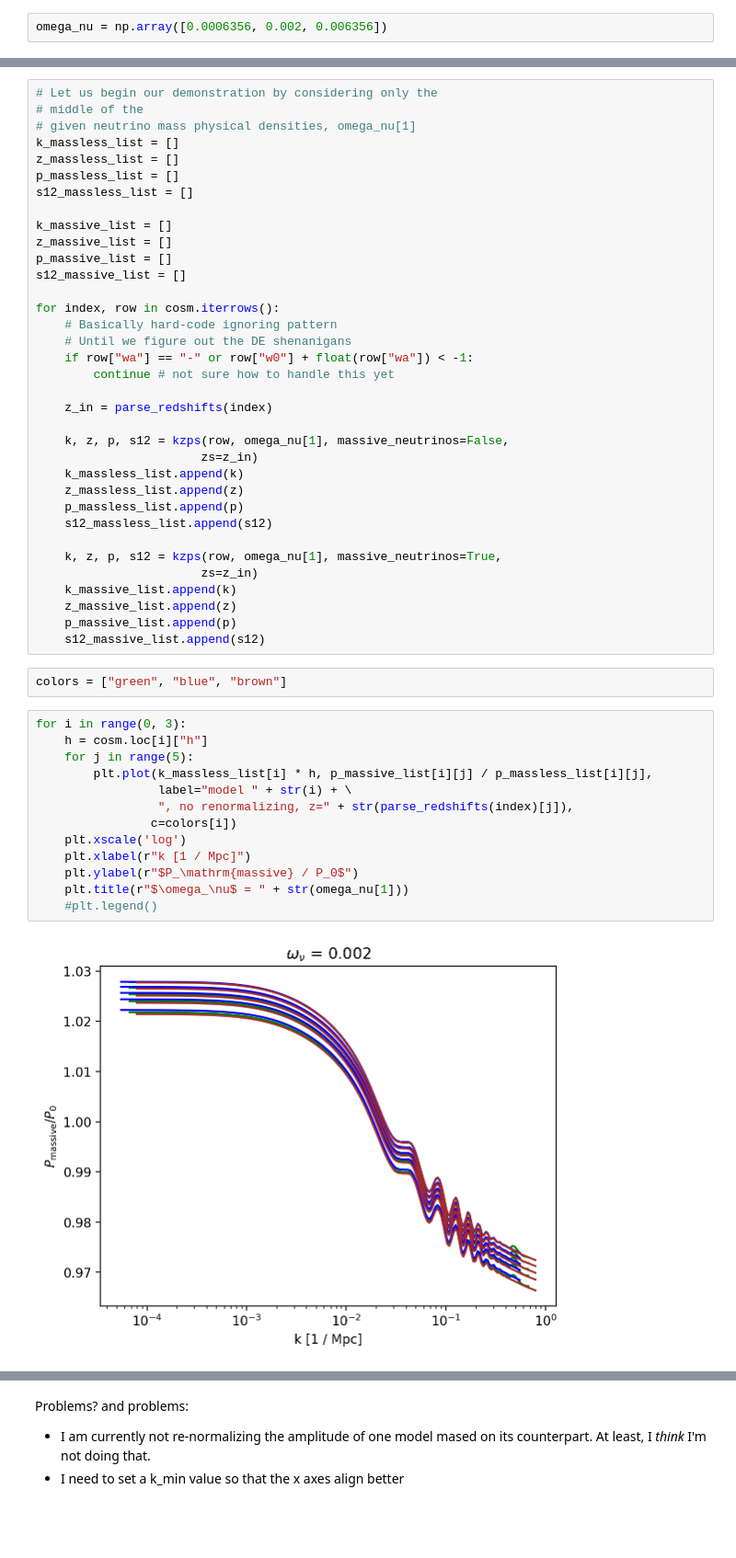
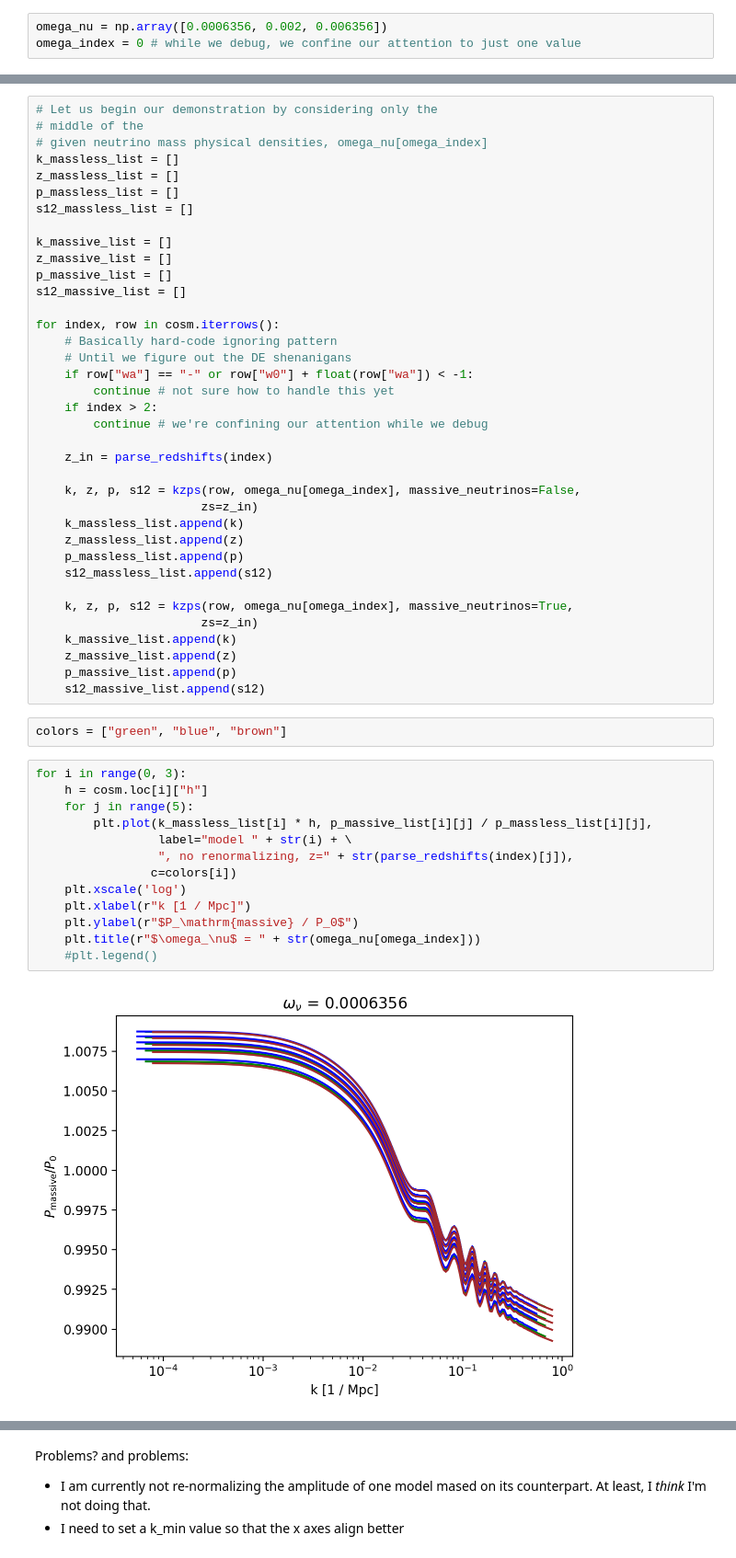
Before and after one commit to 3276908917/Master, a Jupyter notebook: CAMB_demo/rescaling_assignment.ipynb, the cells around one changed output, grey strips where cells are left out. Shown: that part at 92% size. Drawn from its saved outputs; the diff is of its cells as text; blank space fills up the shorter version.

```diff
--- a/CAMB_demo/rescaling_assignment.ipynb
+++ b/CAMB_demo/rescaling_assignment.ipynb
@@ -11,6 +11,7 @@ import pandas as pd
 import re
 # %%
 omega_nu = np.array([0.0006356, 0.002, 0.006356])
+omega_index = 0 # while we debug, we confine our attention to just one value
 # %%
 cosm = pd.read_csv("cosmology_Aletheia.dat", sep='\s+')
 
@@ -72,7 +73,7 @@ def kzps(mlc, omnuh2_in, massive_neutrinos=False, sigma12_in=1, zs = [0]):
 # %%
 # Let us begin our demonstration by considering only the
 # middle of the
-# given neutrino mass physical densities, omega_nu[1]
+# given neutrino mass physical densities, omega_nu[omega_index]
 k_massless_list = []
 z_massless_list = []
 p_massless_list = []
@@ -88,17 +89,19 @@ for index, row in cosm.iterrows():
     # Until we figure out the DE shenanigans
     if row["wa"] == "-" or row["w0"] + float(row["wa"]) < -1:
         continue # not sure how to handle this yet
+    if index > 2:
+        continue # we're confining our attention while we debug
 
     z_in = parse_redshifts(index)
 
-    k, z, p, s12 = kzps(row, omega_nu[1], massive_neutrinos=False,
+    k, z, p, s12 = kzps(row, omega_nu[omega_index], massive_neutrinos=False,
                        zs=z_in)
     k_massless_list.append(k)
     z_massless_list.append(z)
     p_massless_list.append(p)
     s12_massless_list.append(s12)
 
-    k, z, p, s12 = kzps(row, omega_nu[1], massive_neutrinos=True,
+    k, z, p, s12 = kzps(row, omega_nu[omega_index], massive_neutrinos=True,
                        zs=z_in)
     k_massive_list.append(k)
     z_massive_list.append(z)
@@ -109,18 +112,18 @@ colors = ["green", "blue", "brown"]
 # %%
 for i in range(0, 3):
     h = cosm.loc[i]["h"]
     for j in range(5):
         plt.plot(k_massless_list[i] * h, p_massive_list[i][j] / p_massless_list[i][j],
                  label="model " + str(i) + \
                  ", no renormalizing, z=" + str(parse_redshifts(index)[j]),
                 c=colors[i])
     plt.xscale('log')
     plt.xlabel(r"k [1 / Mpc]")
     plt.ylabel(r"$P_\mathrm{massive} / P_0$")
-    plt.title(r"$\omega_\nu$ = " + str(omega_nu[1]))
+    plt.title(r"$\omega_\nu$ = " + str(omega_nu[omega_index]))
     #plt.legend()
 # %% [output]
-[figure, old version]
+[figure, new version]
 # %%
 for i in range(0, 3):
     h = cosm.loc[i]["h"]
```
Also changed, not shown: parts of 1 cell of this notebook.
